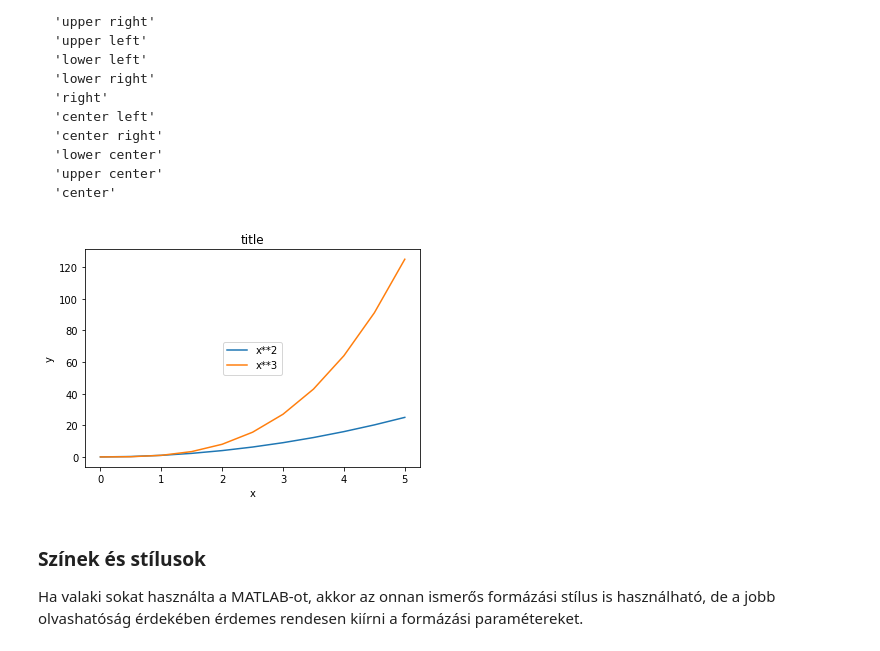
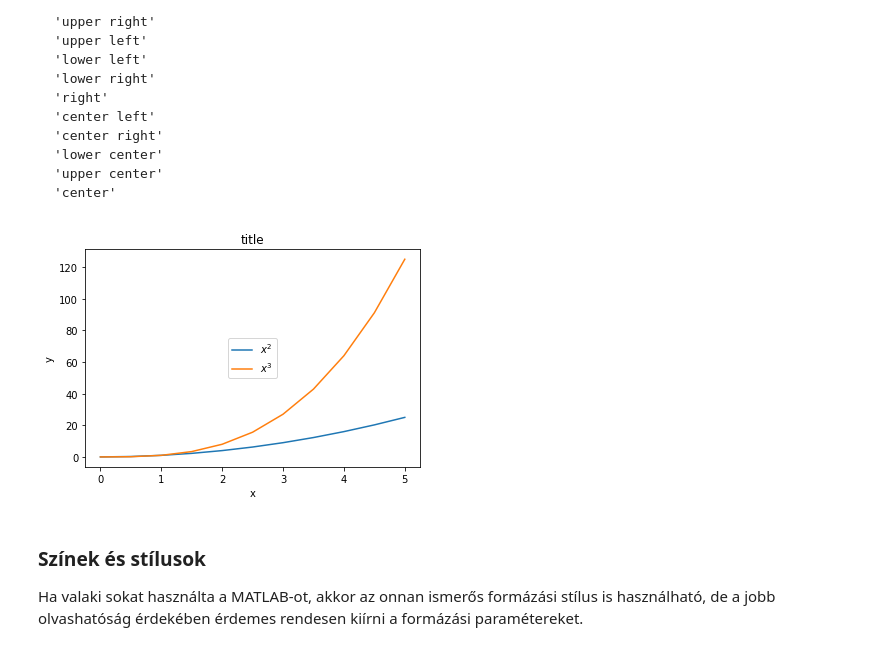
Before and after one commit to mizsakpeti/python-plotting-eCon, a Jupyter notebook: jupyter-notebooks/03_Matplotlib/030_MatPlotLib_Basics.ipynb, the cells around one changed output. Saved outputs shown, nothing was run; the diff lists cells and outputs as text; code cells hidden in the pictures.

```diff
--- a/jupyter-notebooks/03_Matplotlib/030_MatPlotLib_Basics.ipynb
+++ b/jupyter-notebooks/03_Matplotlib/030_MatPlotLib_Basics.ipynb
@@ -249,22 +249,22 @@ A *loc* paraméter lehetséges értékei:
 # %%
 fig, ax = plt.subplots()
 
 # Add data with labels
-ax.plot(x, x**2, label="x**2")
-ax.plot(x, x**3, label="x**3")
+ax.plot(x, x**2, label="$x^2$")
+ax.plot(x, x**3, label="$x^3$")
 
 # Set title
 ax.set_title("title");
 
 # Set axis labels
 ax.set_xlabel("x")
 ax.set_ylabel("y");
 
 # Visualize legends
 ax.legend(loc="center")
 plt.show()
 # %% [output]
-[figure, old version]
+[figure, new version]
 # %% [markdown]
 ### Színek és stílusok
 Ha valaki sokat használta a MATLAB-ot, akkor az onnan ismerős formázási stílus is használható, de a jobb olvashatóság érdekében érdemes rendesen kiírni a formázási paramétereket.
```
Also changed, not shown: parts of 2 cells of this notebook, 8 other files.
